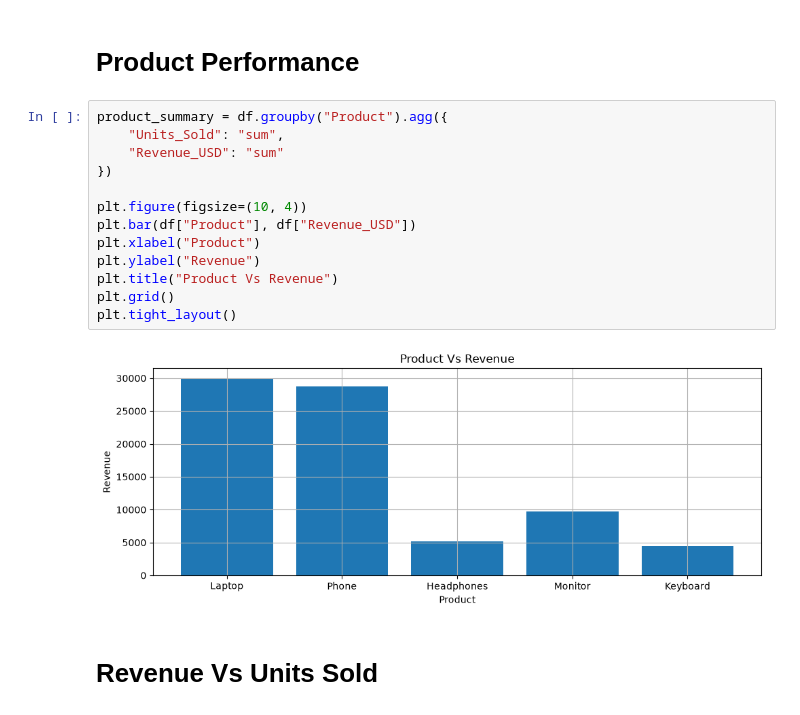
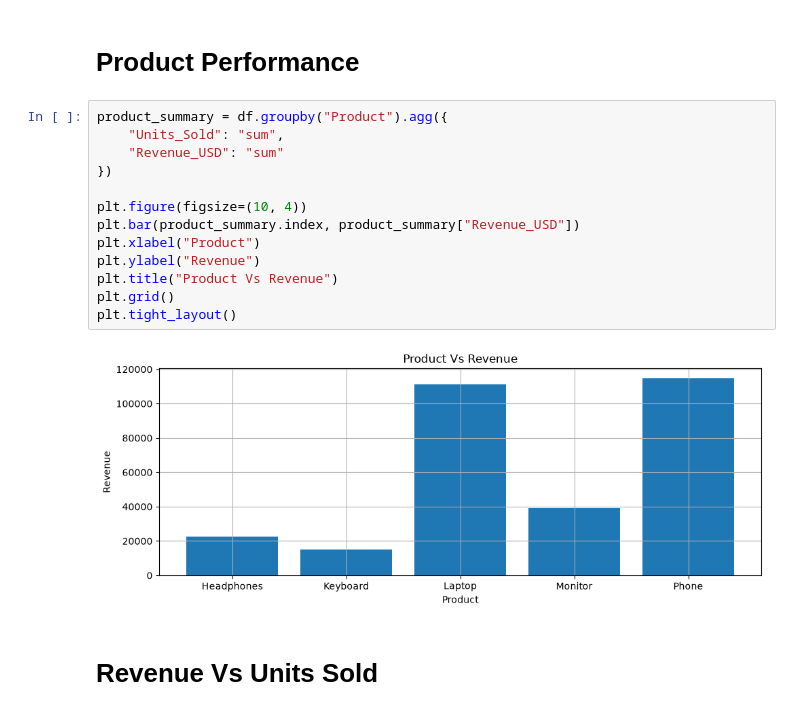
Before and after one commit to Abdurrahman-byte/Matplotlib_project, a Jupyter notebook: final-project-3.ipynb, the cells around one changed output. Drawn from its saved outputs; the diff is of its cells as text.

```diff
--- a/final-project-3.ipynb
+++ b/final-project-3.ipynb
@@ -34,18 +34,18 @@ std           0.225503        0.589768
 # %%
 product_summary = df.groupby("Product").agg({
     "Units_Sold": "sum",
     "Revenue_USD": "sum"
 })
 
 plt.figure(figsize=(10, 4))
-plt.bar(df["Product"], df["Revenue_USD"])
+plt.bar(product_summary.index, product_summary["Revenue_USD"])
 plt.xlabel("Product")
 plt.ylabel("Revenue")
 plt.title("Product Vs Revenue")
 plt.grid()
 plt.tight_layout()
 # %% [output]
-[figure, old version]
+[figure, new version]
 # %% [markdown]
 # Revenue Vs Units Sold
 # %%
```
Also changed, not shown: parts of 2 cells of this notebook.
